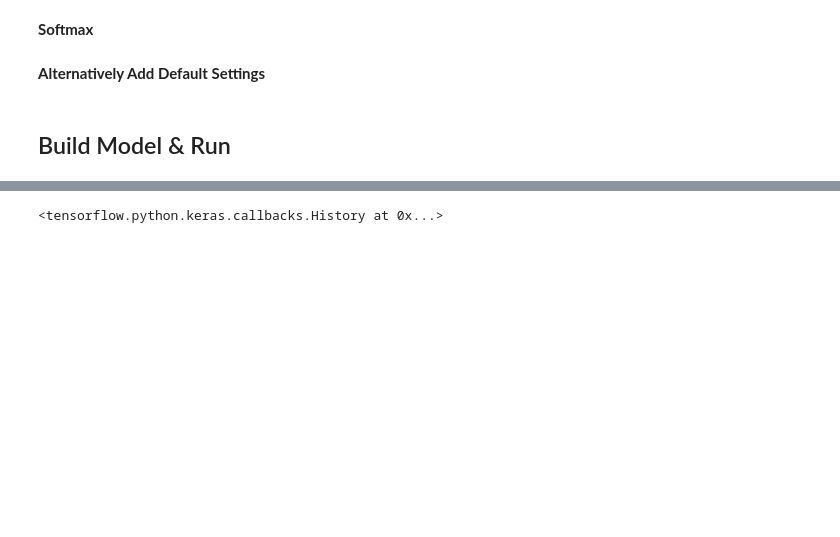
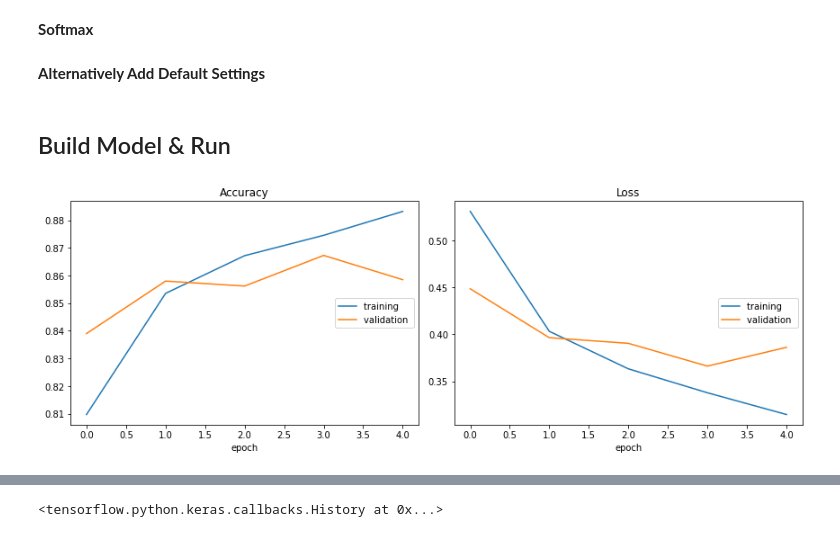
Before and after one commit to deltorobarba/sciences, a Jupyter notebook: activation.ipynb, the cells around one changed output, grey strips where cells are left out. Drawn from its saved outputs; the diff is of its cells as text; code cells hidden in the pictures; blank space fills up the shorter version.

```diff
--- a/activation.ipynb
+++ b/activation.ipynb
@@ -514,11 +551,14 @@ activation = 'relu'
 # %% [markdown]
 ## Build Model & Run
 # %%
+from livelossplot import PlotLossesKeras
+
 model = tf.keras.models.Sequential()
 model.add(tf.keras.layers.Flatten(input_shape=(28, 28)))
 model.add(tf.keras.layers.Dense(512, activation=activation))
 model.add(tf.keras.layers.Dropout(0.2))
 model.add(tf.keras.layers.Dense(10, activation='softmax'))
 model.compile(optimizer='adam', loss='sparse_categorical_crossentropy', metrics=['accuracy'])
-model.fit(x=x_train, y=y_train, epochs=5, validation_data=(x_test, y_test))
+model.fit(x=x_train, y=y_train, epochs=5, validation_data=(x_test, y_test), callbacks=[PlotLossesKeras()])
 # %% [output]
+[figure, added]
```
Also changed, not shown: parts of 5 cells of this notebook.
